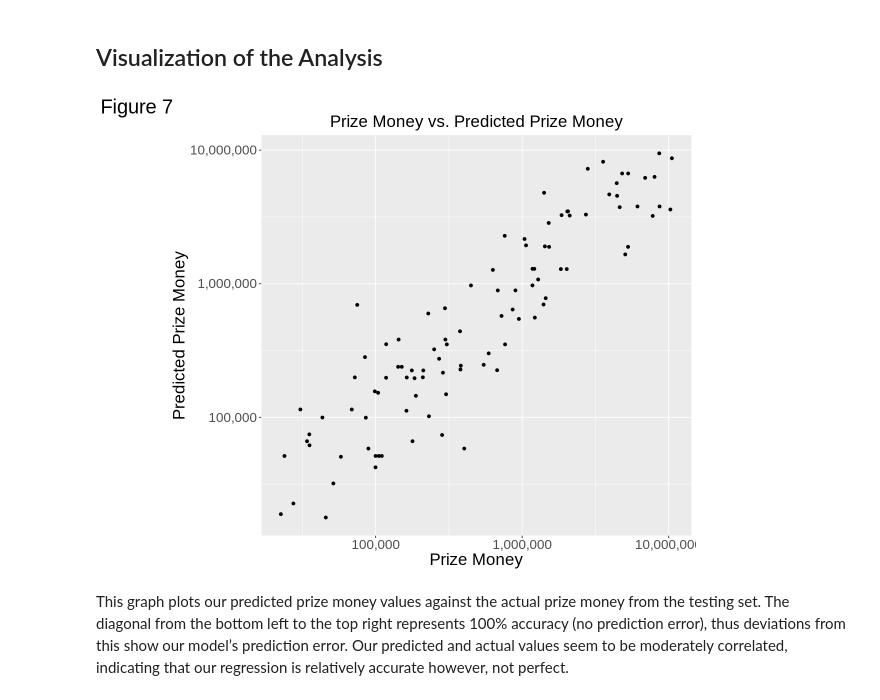
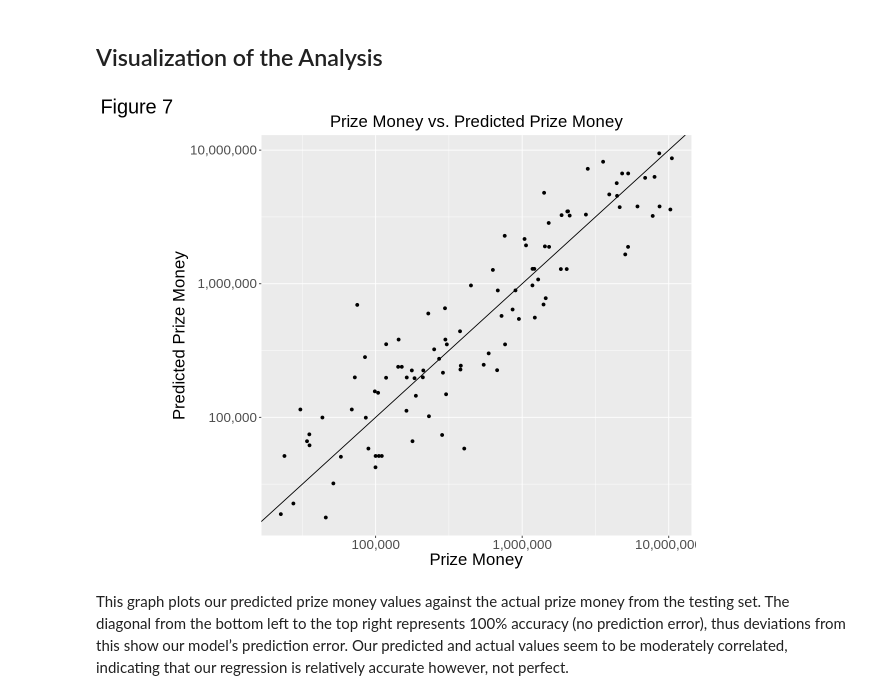
Before and after one commit to HarmanSandhu179/DSCI-100-Group-Project, a Jupyter notebook: group_project_report.ipynb, the cells around one changed output. Saved outputs shown, nothing was run; the diff lists cells and outputs as text; code cells hidden in the pictures.

Commit message:
added line of slope 1

```diff
--- a/group_project_report.ipynb
+++ b/group_project_report.ipynb
@@ -390,21 +390,22 @@ A tibble: 1 × 3
 # %%
 prediction_table <- best_fit |>
            predict(player_stats_testing) |>
            bind_cols(player_stats_testing)
 
 org_vs_pred_plot <- prediction_table |>
     ggplot(aes(x = Prize_Money, y = .pred)) +
     geom_point() +
+    geom_abline(slope=1) +
     labs(x = "Prize Money", y = "Predicted Prize Money", tag = "Figure 7") +
     ggtitle("Prize Money vs. Predicted Prize Money")+
     theme(text = element_text(size = 20))+
     theme(plot.title = element_text(size = 20, hjust = 0.5)) +
     scale_x_log10(labels = label_comma()) +
     scale_y_log10(labels = label_comma())
 
 org_vs_pred_plot
 # %% [output]
-[figure, old version]
+[figure, new version]
 # %% [markdown]
 This graph plots our predicted prize money values against the actual prize money from the testing set. The diagonal from the bottom left to the top right represents 100% accuracy (no prediction error), thus deviations from this show our model’s prediction error. Our predicted and actual values seem to be moderately correlated, indicating that our regression is relatively accurate however, not perfect.
 # %% [markdown]
```
